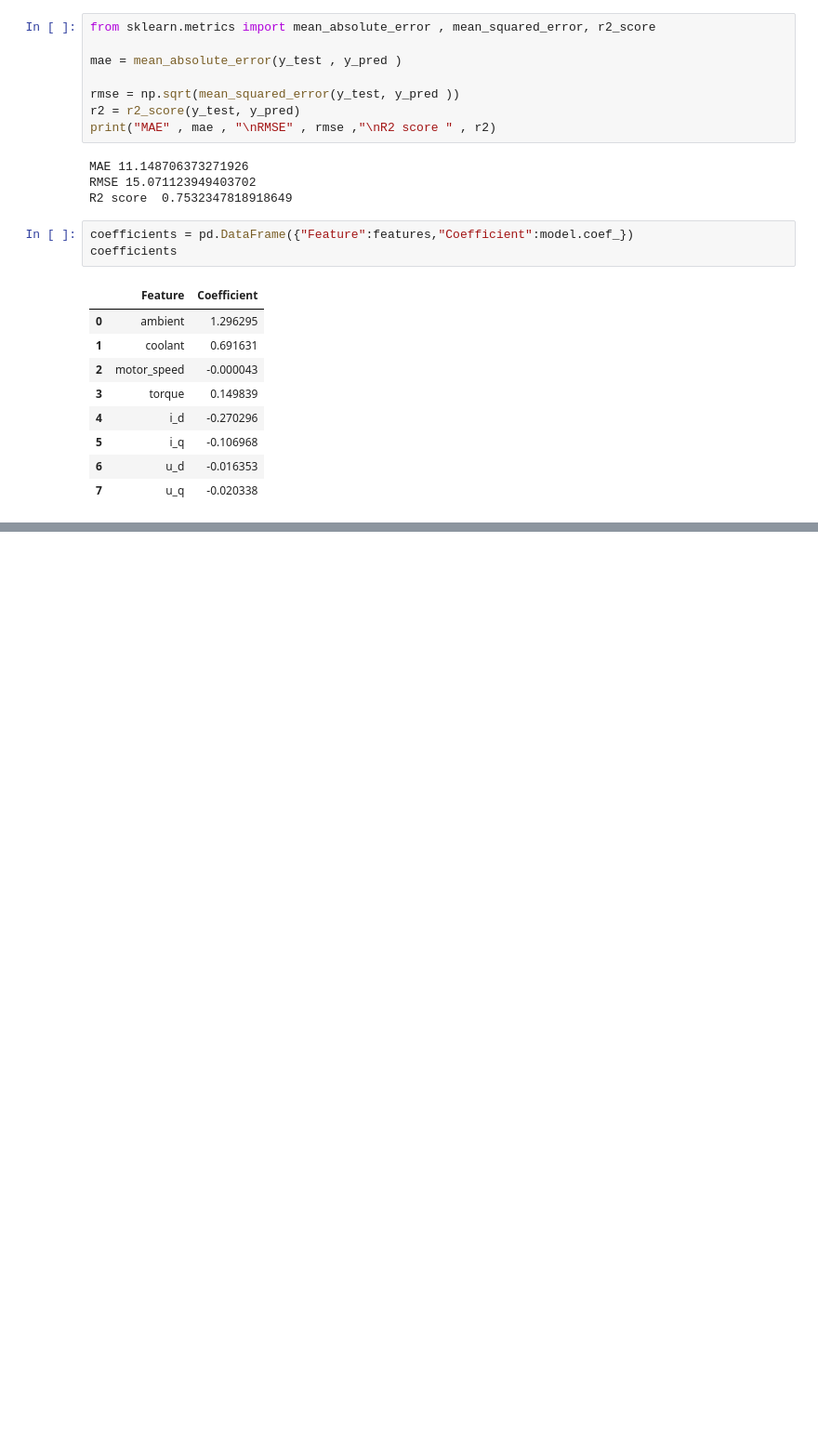
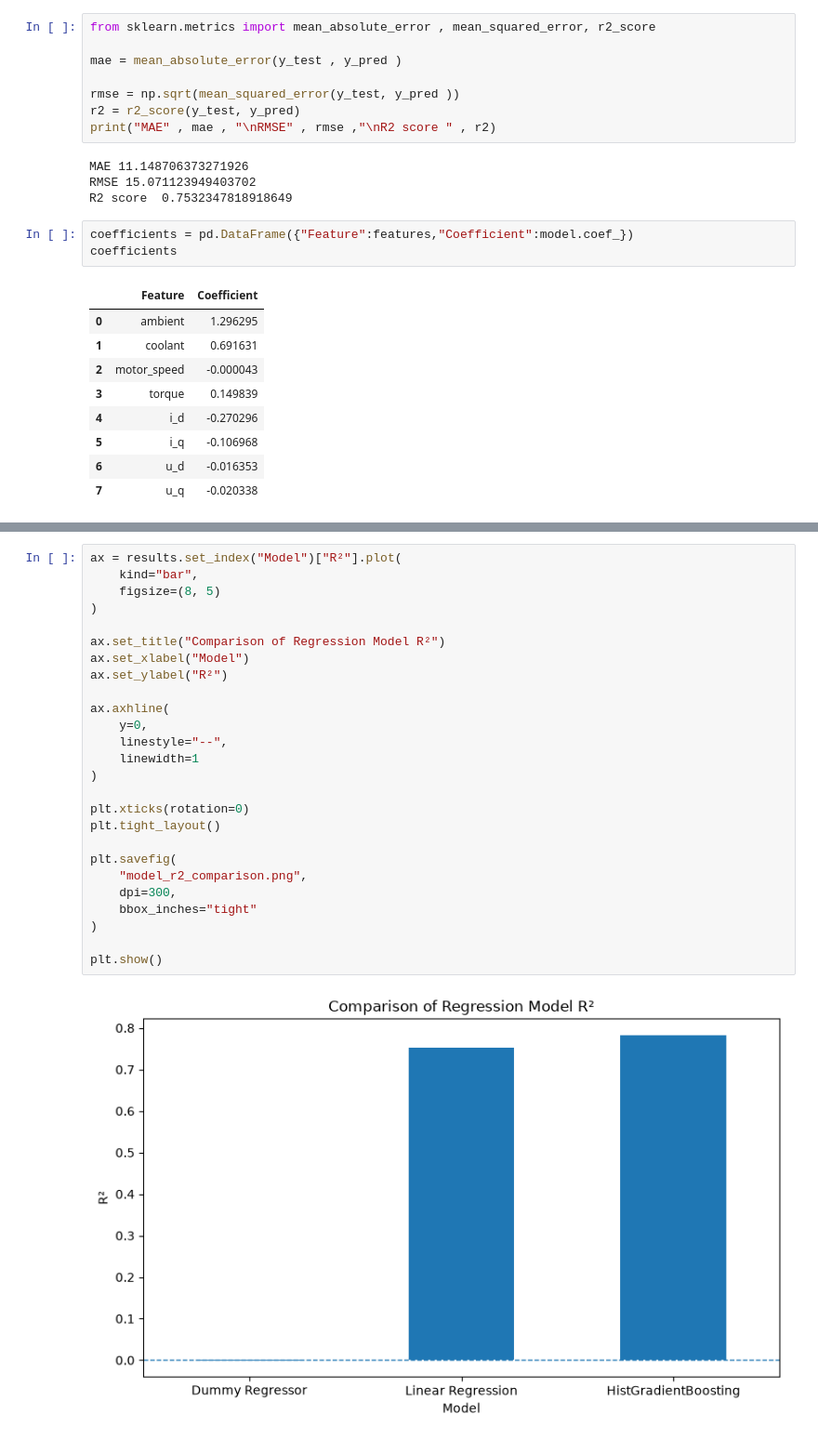
Before and after one commit to Rk-creations-dev/Motor_Temperature_Prediction, a Jupyter notebook: notebooks/02_modeling.ipynb, the cells around one changed output, grey strips where cells are left out. Shown at 93% size. Cells and saved outputs as stored; diff of their text form; blank space fills up the shorter version.

```diff
--- a/notebooks/02_modeling.ipynb
+++ b/notebooks/02_modeling.ipynb
@@ -72,0 +179,28 @@ coefficients
+# %%
+ax = results.set_index("Model")["R²"].plot(
+    kind="bar",
+    figsize=(8, 5)
+)
+
+ax.set_title("Comparison of Regression Model R²")
+ax.set_xlabel("Model")
+ax.set_ylabel("R²")
+
+ax.axhline(
+    y=0,
+    linestyle="--",
+    linewidth=1
+)
+
+plt.xticks(rotation=0)
+plt.tight_layout()
+
+plt.savefig(
+    "model_r2_comparison.png",
+    dpi=300,
+    bbox_inches="tight"
+)
+
+plt.show()
+# %% [output]
+[figure, added]
```
Also changed, not shown: parts of 10 cells of this notebook, 3 other files.
